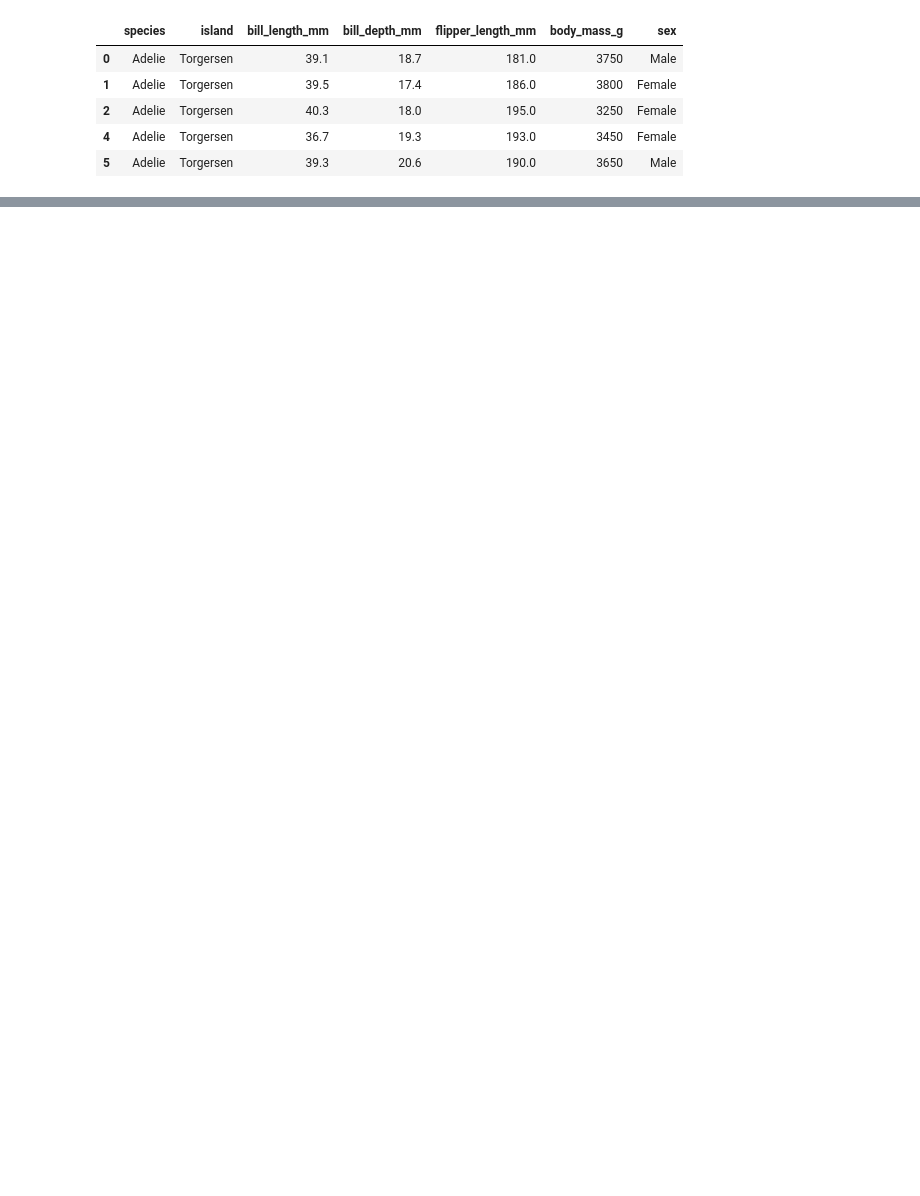
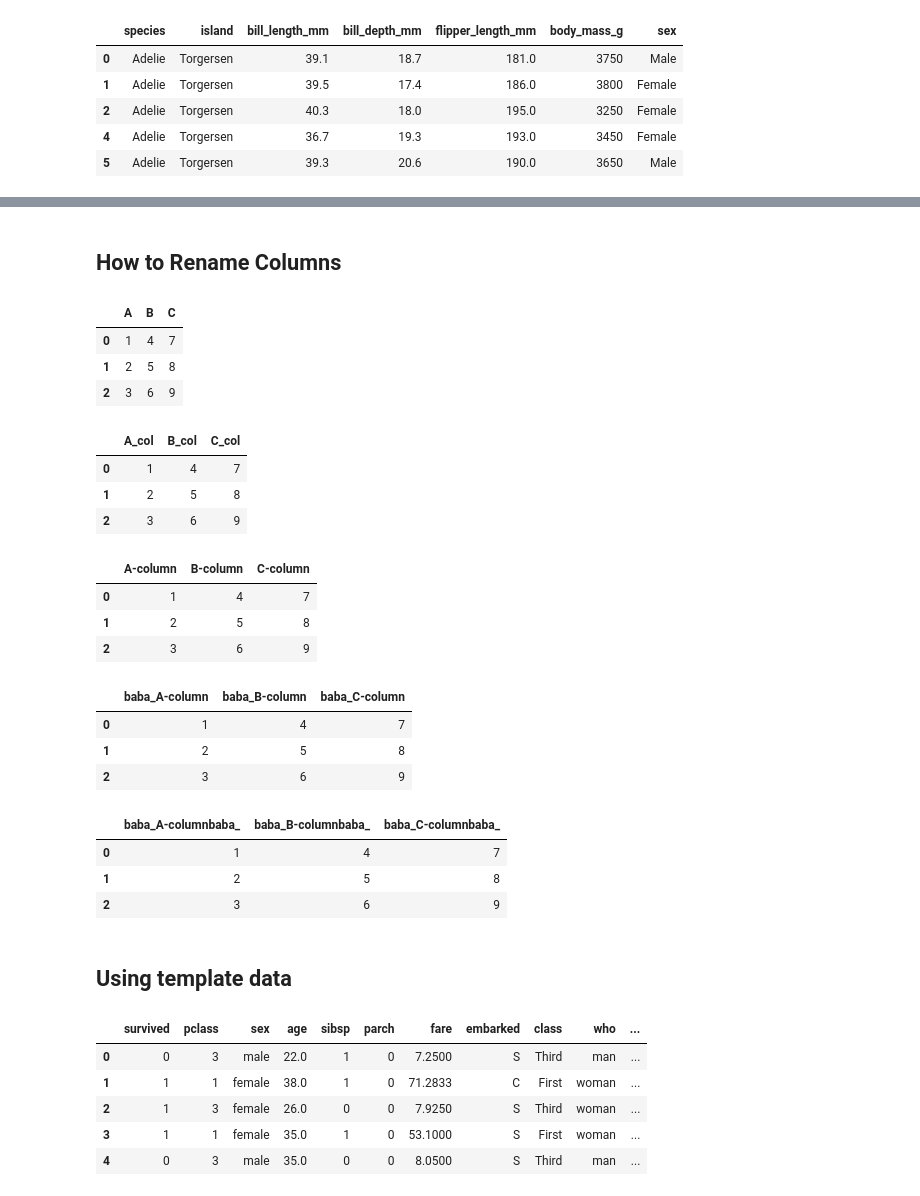
Before and after one commit to GouravGC/Complete-AI-and-Data-Science, a Jupyter notebook: 02_pandas_tips_tricks/01_pandas.ipynb, the cells around one changed output, grey strips where cells are left out. Cells and saved outputs as stored; diff of their text form; code cells hidden in the pictures; blank space fills up the shorter version.

```diff
--- a/02_pandas_tips_tricks/01_pandas.ipynb
+++ b/02_pandas_tips_tricks/01_pandas.ipynb
@@ -283,0 +415,59 @@ array(['men', 'Femen'], dtype=object)
+# %% [markdown]
+## How to Rename Columns
+# %%
+df.rename(columns={'a':'A','b':'B','c':'C'}, axis=1, inplace=True)
+df
+# %% [output]
+|  | A | B | C |
+| 0 | 1 | 4 | 7 |
+| 1 | 2 | 5 | 8 |
+| 2 | 3 | 6 | 9 |
+# %%
+df.columns=['A_col','B_col','C_col']
+df
+# %% [output]
+|  | A_col | B_col | C_col |
+| 0 | 1 | 4 | 7 |
+| 1 | 2 | 5 | 8 |
+| 2 | 3 | 6 | 9 |
+# %%
+# to replace any character,string
+df.columns = df.columns.str.replace('_col','-column')
+df
+# %% [output]
+|  | A-column | B-column | C-column |
+| 0 | 1 | 4 | 7 |
+| 1 | 2 | 5 | 8 |
+| 2 | 3 | 6 | 9 |
+# %%
+df = df.add_prefix('baba_')
+df
+# %% [output]
+|  | baba_A-column | baba_B-column | baba_C-column |
+| 0 | 1 | 4 | 7 |
+| 1 | 2 | 5 | 8 |
+| 2 | 3 | 6 | 9 |
+# %%
+df = df.add_suffix('baba_')
+df
+# %% [output]
+|  | baba_A-columnbaba_ | baba_B-columnbaba_ | baba_C-columnbaba_ |
+| 0 | 1 | 4 | 7 |
+| 1 | 2 | 5 | 8 |
+| 2 | 3 | 6 | 9 |
+# %% [markdown]
+## Using template data
+# %%
+import pandas as pd
+import numpy as np
+import seaborn as sns
+
+ti = sns.load_dataset('titanic')
+ti.head()
+# %% [output]
+|  | survived | pclass | sex | age | sibsp | parch | fare | embarked | class | who | ... |
+| 0 | 0 | 3 | male | 22.0 | 1 | 0 | 7.2500 | S | Third | man | ... |
+| 1 | 1 | 1 | female | 38.0 | 1 | 0 | 71.2833 | C | First | woman | ... |
+| 2 | 1 | 3 | female | 26.0 | 0 | 0 | 7.9250 | S | Third | woman | ... |
+| 3 | 1 | 1 | female | 35.0 | 1 | 0 | 53.1000 | S | First | woman | ... |
+| 4 | 0 | 3 | male | 35.0 | 0 | 0 | 8.0500 | S | Third | man | ... |
```
Also changed, not shown: parts of 16 cells of this notebook, 1 other file.
